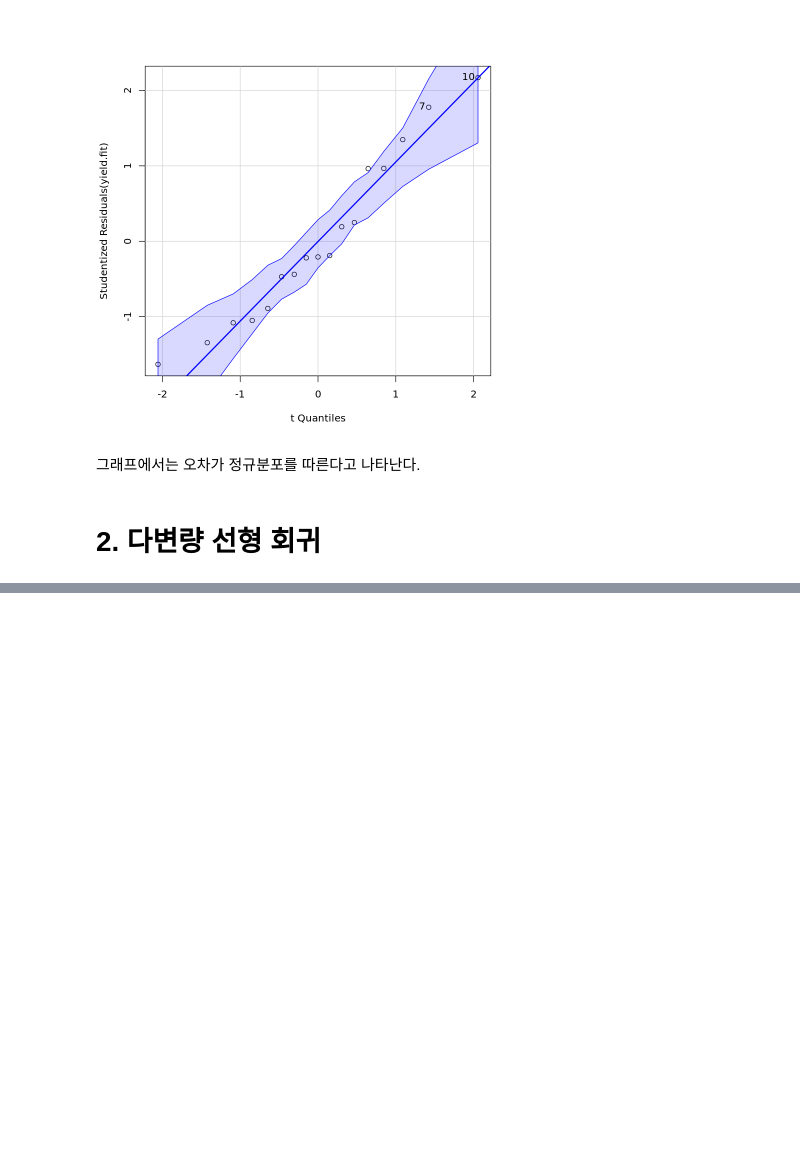
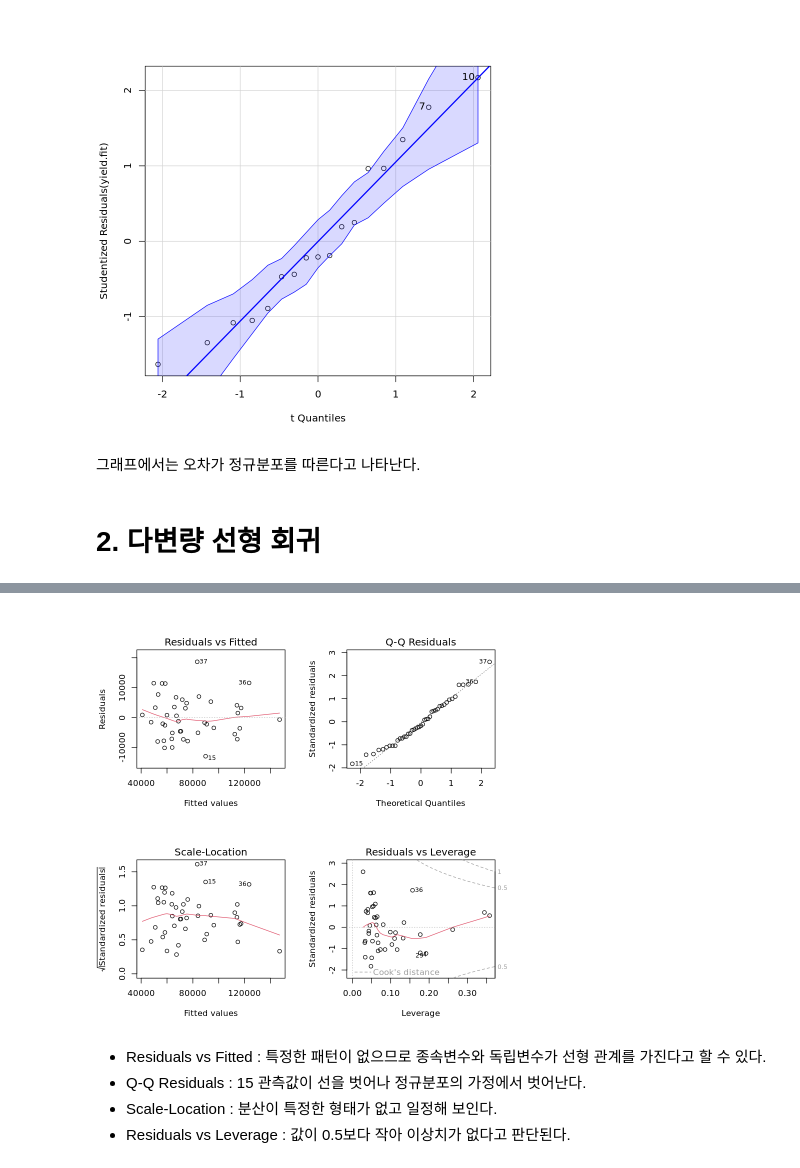
Before and after one commit to zzkl27/DataMining, a Jupyter notebook: R/Basic/선형회귀분석.ipynb, the cells around one changed output, grey strips where cells are left out. Saved outputs shown, nothing was run; the diff lists cells and outputs as text; code cells hidden in the pictures; blank space fills up the shorter version.

```diff
--- a/R/Basic/선형회귀분석.ipynb
+++ b/R/Basic/선형회귀분석.ipynb
@@ -153,0 +315,3 @@ Loading required package: carData
+# %%
+best.fit <- lm(BSAAM ~ APSLAKE + OPRC + OPSLAKE, data = socal.water)
+summary(best.fit)
@@ -153,0 +346,11 @@ Loading required package: carData
+# %%
+# 회귀식의 가정 확인
+par(mfrow = c(2,2))
+plot(best.fit)
+# %% [output]
+[figure, added]
+# %% [markdown]
+- Residuals vs Fitted : 특정한 패턴이 없으므로 종속변수와 독립변수가 선형 관계를 가진다고 할 수 있다.
+- Q-Q Residuals : 15 관측값이 선을 벗어나 정규분포의 가정에서 벗어난다.
+- Scale-Location : 분산이 특정한 형태가 없고 일정해 보인다.
+- Residuals vs Leverage : 값이 0.5보다 작아 이상치가 없다고 판단된다.
```
Also changed, not shown: parts of 46 cells of this notebook.
